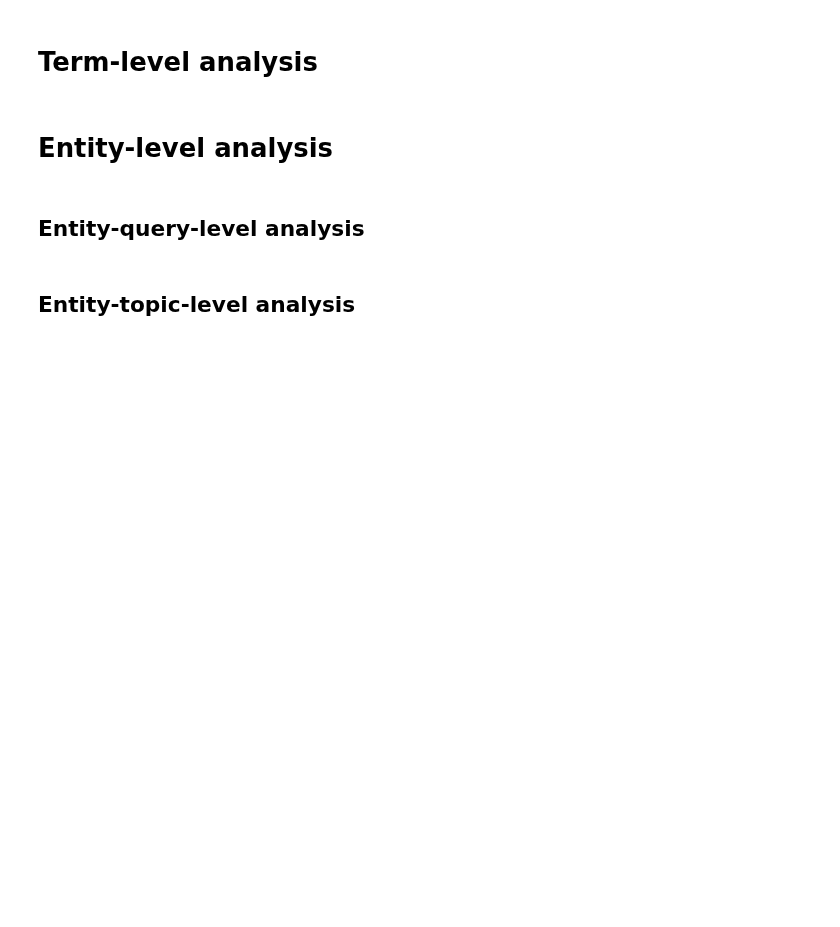
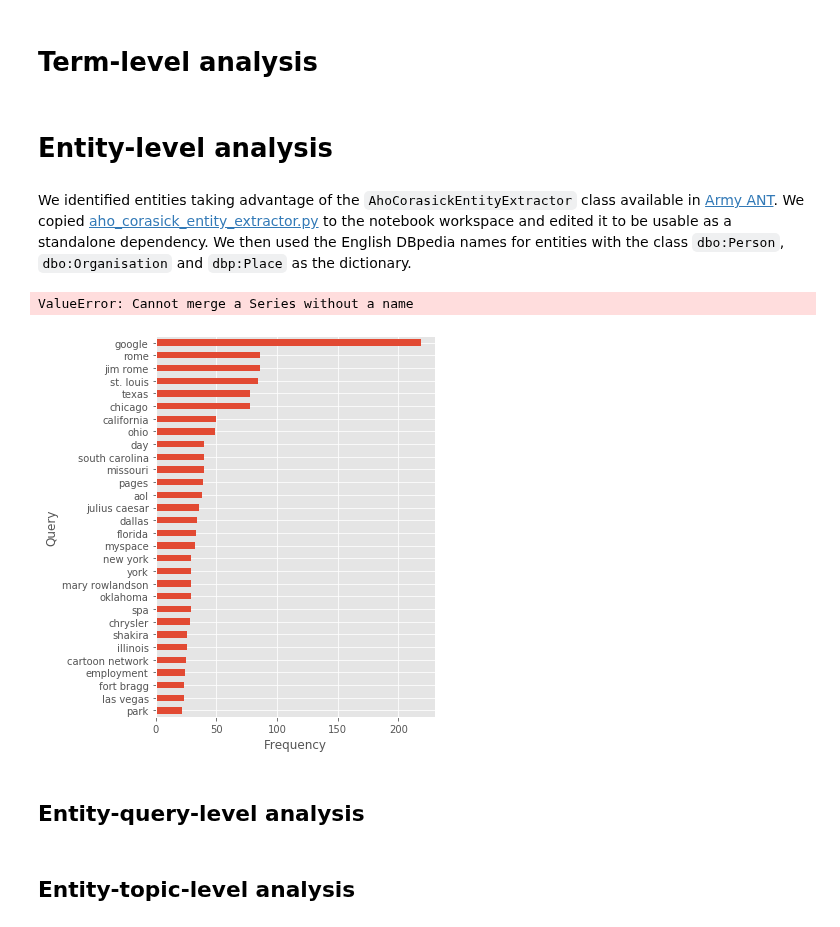
Before and after one commit to feup-infolab/army-ant, a Jupyter notebook: notebooks/query_log_analysis/query_log_analysis.ipynb, the cells around one changed output. Cells and saved outputs as stored; diff of their text form; code cells hidden in the pictures; blank space fills up the shorter version.

Commit message:
ECIR 2020 Short: Started working on the entity-level analysis.

```diff
--- a/notebooks/query_log_analysis/query_log_analysis.ipynb
+++ b/notebooks/query_log_analysis/query_log_analysis.ipynb
@@ -205,5 +223,50 @@ plt.show()
 # %% [markdown]
 # Entity-level analysis
+# %% [markdown]
+We identified entities taking advantage of the `AhoCorasickEntityExtractor` class available in [Army ANT](https://github.com/feup-infolab/army-ant). We copied [aho_corasick_entity_extractor.py](../../edit/query_log_analysis/aho_corasick_entity_extractor.py) to the notebook workspace and edited it to be usable as a standalone dependency. We then used the English DBpedia names for entities with the class `dbo:Person`, `dbo:Organisation` and `dbp:Place` as the dictionary.
+# %%
+from aho_corasick_entity_extractor import AhoCorasickEntityExtractor
+ac = {
+    "person": AhoCorasickEntityExtractor(list_path="data/en_dbpedia_person.txt"),
+    "organization": AhoCorasickEntityExtractor(list_path="data/en_dbpedia_organization.txt"),
+    "place": AhoCorasickEntityExtractor(list_path="data/en_dbpedia_place.txt")
+}
+# %%
+from collections import OrderedDict
+from functools import reduce
+
+qentities = {k: OrderedDict({}) for k in ac.keys()}
+
+for query in qlog["query"]:
+    for d_class in ac.keys():
+        for entity in ac[d_class].extract(query):
+            if not entity in qentities[d_class]:
+                qentities[d_class][entity] = 1
+            else:
+                qentities[d_class][entity] += 1
+
+qlog_entities_per_class = {
+    k: pd.DataFrame({ "query": list(qentities[k].keys()), "count": list(qentities[k].values()) }) \
+        .sort_values(by=["count"], ascending=False)
+    for k in ac.keys()
+}
+
+#qlog_entities = reduce(lambda left, right: pd.merge(left, right, on=["query", "count"]).set_index(["query", "count"]).sum(axis=1), qlog_entities_per_class.values())
+#qlog_entities
+# %% [output]
+ValueError: Cannot merge a Series without a name
+# %%
+plt.rc("figure", figsize=[5, 7])
+
+ax = qentities.head(30).plot(kind="barh", x="query", y="count", legend=False)
+plt.xlabel("Frequency")
+plt.ylabel("Query")
+plt.gca().invert_yaxis()
+plt.show()
+
+plt.rc("figure", figsize=[15, 3])
+# %% [output]
+[figure, added]
 # %% [markdown]
 ## Entity-query-level analysis
 # %% [markdown]
```
Also changed, not shown: parts of 9 cells of this notebook, 1 other file.
